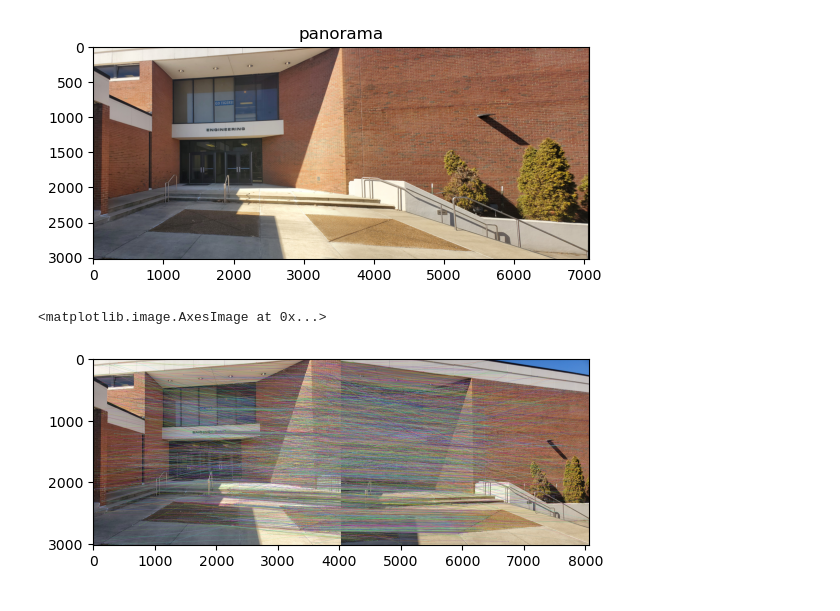
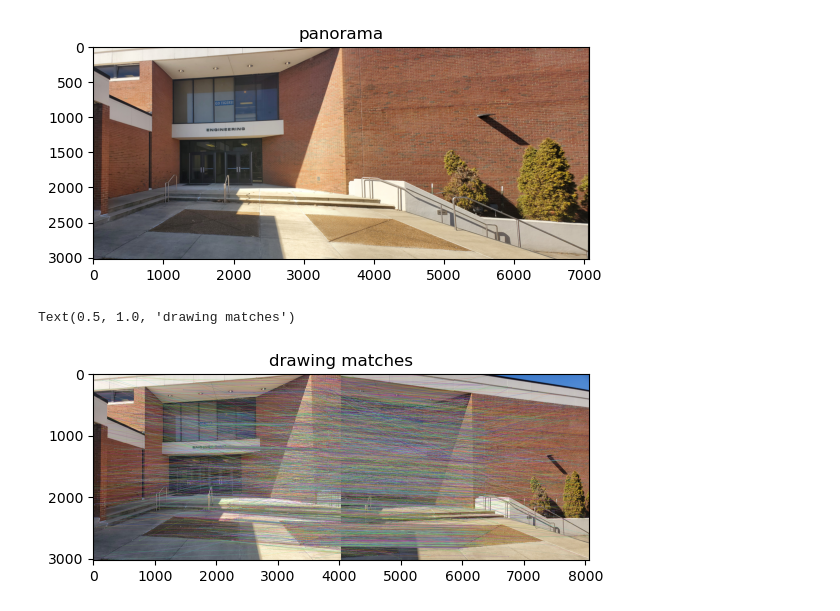
Before and after one commit to bereketeshete/Computer-Vision, a Jupyter notebook: Assignment 1 - Image Stitching/Image Stitching 4.ipynb, the cells around one changed output. Cells and saved outputs as stored; diff of their text form; code cells hidden in the pictures.

```diff
--- a/Assignment 1 - Image Stitching/Image Stitching 4.ipynb
+++ b/Assignment 1 - Image Stitching/Image Stitching 4.ipynb
@@ -147,6 +158,7 @@ Text(0.5, 1.0, 'panorama')
 [figure]
 # %%
 plt.imshow(cv2.imread('matching.jpg'))
+plt.title('drawing matches')
 # %% [output]
-<matplotlib.image.AxesImage at 0x...>
+Text(0.5, 1.0, 'drawing matches')
-[figure, old version]
+[figure, new version]
```
Also changed, not shown: parts of 5 cells of this notebook.
